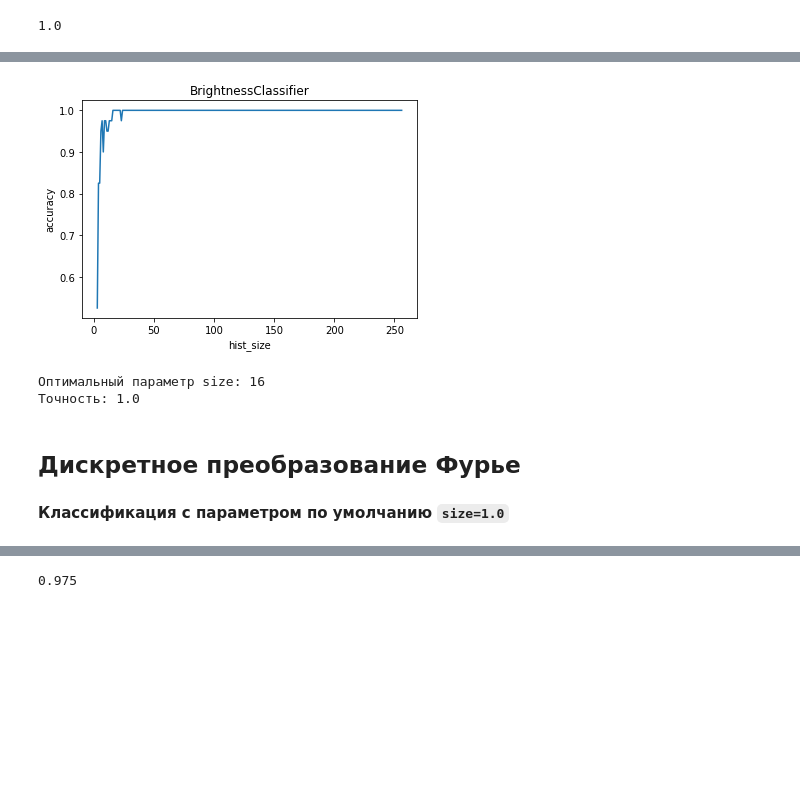
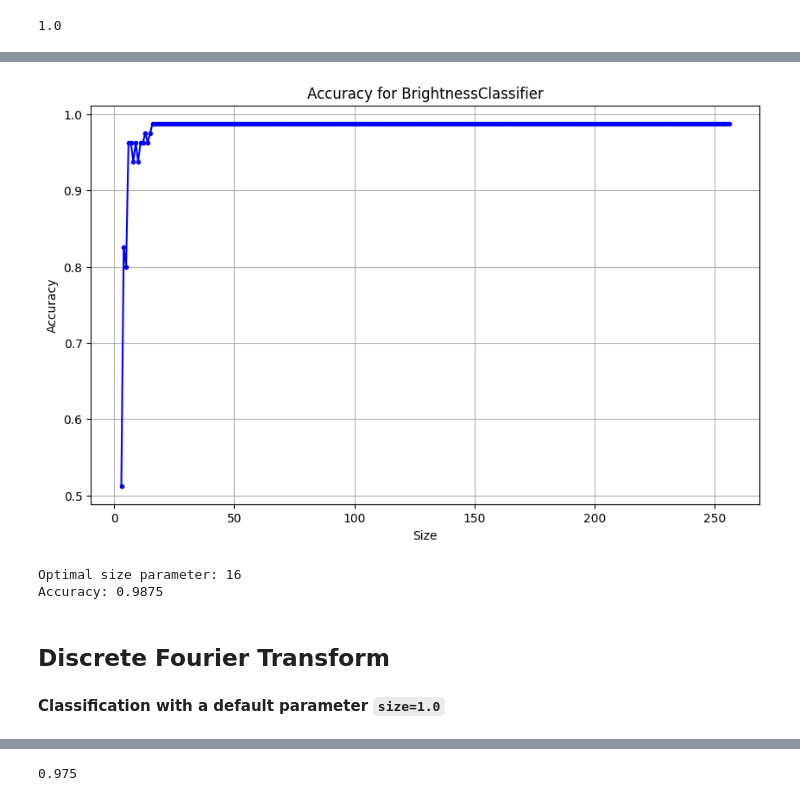
Before and after one commit to vitesempl/ml-jupyter-projects, a Jupyter notebook: Detection/Detection_Task_2-3.ipynb, the cells around one changed output, grey strips where cells are left out. Cells and saved outputs as stored; diff of their text form; code cells hidden in the pictures; blank space fills up the shorter version.

```diff
--- a/Detection/Detection_Task_2-3.ipynb
+++ b/Detection/Detection_Task_2-3.ipynb
@@ -167,25 +202,32 @@ class ScaleClassifier:
 # %%
 class GradientClassifier:
     """
-        Классификатор на основе градиента
-        @param: int ksize: Размер ядра
+    Classifier based on gradients
+    @param: int ksize: Kernel size for the Sobel operator
     """
-    def __init__(self, ksize=-1):
+    def __init__(self, ksize=3):
         self.ksize = ksize
+        self.X_train = None
+        self.y_train = None
+        self.train_gradients = []
 
     def fit(self, X_train, y_train):
         self.X_train = X_train
         self.y_train= y_train
         self.train_gradients = []
         for train_image in self.X_train:
-            train_grad = cv.Sobel(train_image, cv.CV_64F, 0, 1, ksize=self.ksize)
+            grad_x = cv.Sobel(train_image, cv.CV_64F, 1, 0, ksize=self.ksize)
+            grad_y = cv.Sobel(train_image, cv.CV_64F, 0, 1, ksize=self.ksize)
+            train_grad = np.sqrt(grad_x**2 + grad_y**2)
             self.train_gradients.append(train_grad)
 
     def predict(self, test_images):
         predictions = []
         for test_image in test_images:
             distances = []
-            test_grad = cv.Sobel(test_image, cv.CV_64F, 0, 1, ksize=self.ksize)
+            grad_x = cv.Sobel(test_image, cv.CV_64F, 1, 0, ksize=self.ksize)
+            grad_y = cv.Sobel(test_image, cv.CV_64F, 0, 1, ksize=self.ksize)
+            test_grad = np.sqrt(grad_x**2 + grad_y**2)
             for train_grad in self.train_gradients:
                 dist = np.linalg.norm(test_grad.ravel() - train_grad.ravel())
                 distances.append(dist)
@@ -217,3 +277,5 @@ class VotingClassifier:
 # %%
 def accuracy_score(y_pred, y_test):
-    return sum(y_pred == y_test) / len(y_test)
+    y_pred = np.array(y_pred)
+    y_test = np.array(y_test)
+    return np.sum(y_pred == y_test) / len(y_test)
@@ -226,3 +282,4 @@ def plot_test_acc(test_sizes, accuracies, clf_name):
 # %%
-X_train, X_test, y_train, y_test = train_test_split(images, labels, test_size=len(np.unique(labels)),
+# test_size = len(np.unique(labels))  # Number of unique classes
+X_train, X_test, y_train, y_test = train_test_split(images, labels, test_size=0.2,
                                                     random_state=25, stratify=labels)
@@ -314,0 +374,10 @@ accuracy_score(y_pred, y_train)
+# %%
+def plot_acc(test_sizes, accuracies, clf_name):
+    plt.figure(figsize=(10, 6))
+    plt.plot(test_sizes, accuracies, marker='o', linestyle='-', color='b', markersize=3)
+    plt.xlabel('Size')
+    plt.ylabel('Accuracy')
+    plt.title(f'Accuracy for {clf_name}')
+    plt.grid(True)
+
+    plt.show()
@@ -340,20 +415,17 @@ Wall time: 20.4 s
 # %%
-plt.plot(range(3, 257), accuracies)
-plt.xlabel('hist_size')
-plt.ylabel('accuracy')
-plt.title('BrightnessClassifier');
+plot_acc(range(3, 257), accuracies, 'BrightnessClassifier')
 # %% [output]
-[figure, old version]
+[figure, new version]
 # %%
-print('Оптимальный параметр size:', np.arange(3, 257, 1)[np.argmax(accuracies)])
-print('Точность:', max(accuracies))
+print('Optimal size parameter:', np.arange(3, 257, 1)[np.argmax(accuracies)])
+print('Accuracy:', max(accuracies))
 # %% [output]
-Оптимальный параметр size: 16
-Точность: 1.0
+Optimal size parameter: 16
+Accuracy: 0.9875
-# %% [markdown]
-## Дискретное преобразование Фурье
-# %% [markdown]
-**Классификация с параметром по умолчанию `size=1.0`**
+# %% [markdown]
+## Discrete Fourier Transform
+# %% [markdown]
+**Classification with a default parameter `size=1.0`**
 # %%
 dft_clf = DFTClassifier()
 # %%
```
Also changed, not shown: parts of 110 cells of this notebook.
